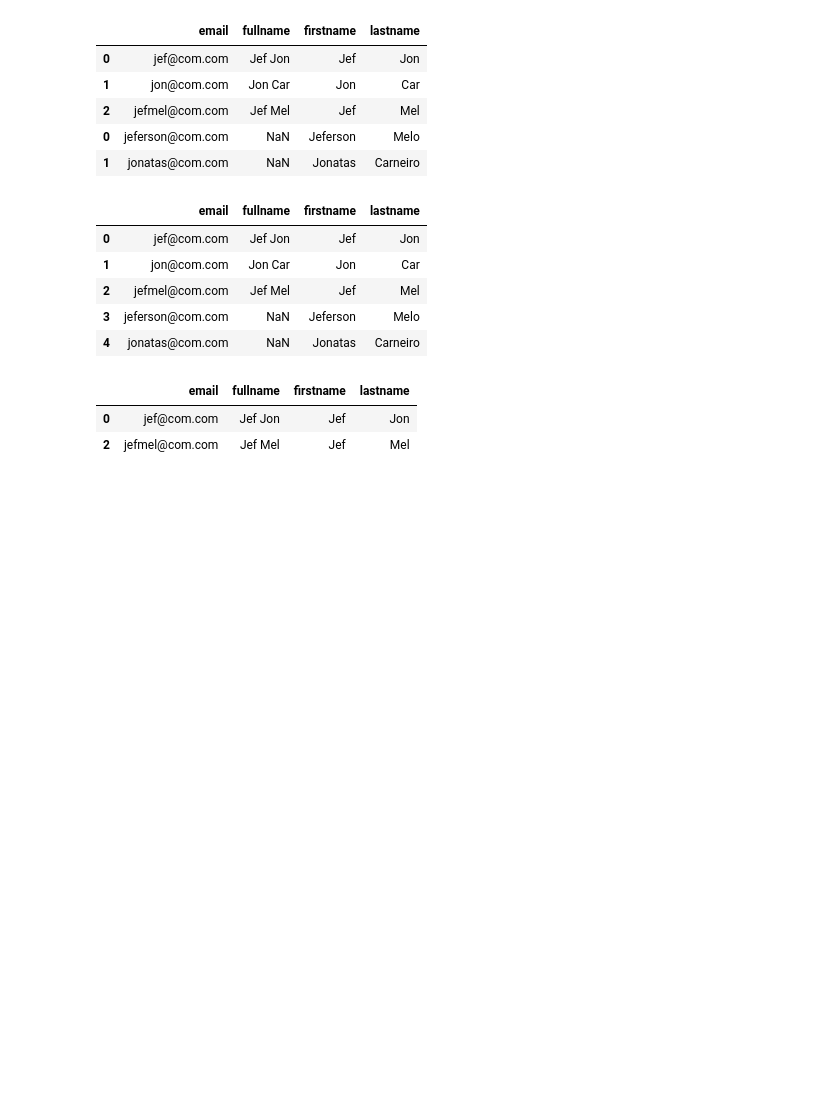
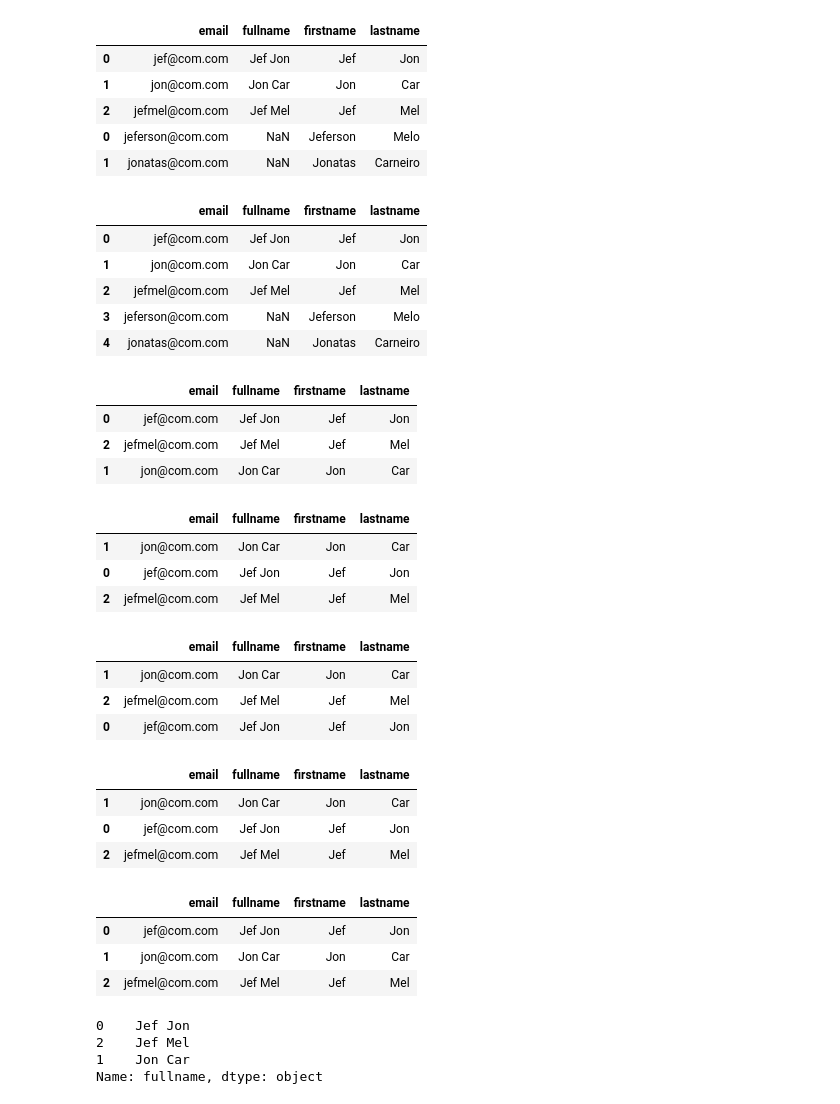
Before and after one commit to JefersonMelo/22-Banco, a Jupyter notebook: 03-Pandas/snippets.ipynb, the cells around one changed output. Drawn from its saved outputs; the diff is of its cells as text; code cells hidden in the pictures; blank space fills up the shorter version.

```diff
--- a/03-Pandas/snippets.ipynb
+++ b/03-Pandas/snippets.ipynb
@@ -362,9 +362,48 @@ df.append(df_2, ignore_index=True, sort=False)
 | 3 | jeferson@com.com | NaN | Jeferson | Melo |
 | 4 | jonatas@com.com | NaN | Jonatas | Carneiro |
 # %%
-filter_lastname = df['lastname']=='Car'
-df.drop(index=df[filter_lastname].index)
+#filter_lastname = df['lastname']=='Car'
+#df.drop(index=df[filter_lastname].index)
-# %% [output]
-|  | email | fullname | firstname | lastname |
-| 0 | jef@com.com | Jef Jon | Jef | Jon |
-| 2 | jefmel@com.com | Jef Mel | Jef | Mel |
+# %%
+df.sort_values(by='firstname')
+# %% [output]
+|  | email | fullname | firstname | lastname |
+| 0 | jef@com.com | Jef Jon | Jef | Jon |
+| 2 | jefmel@com.com | Jef Mel | Jef | Mel |
+| 1 | jon@com.com | Jon Car | Jon | Car |
+# %%
+df.sort_values(by='firstname', ascending=False)
+# %% [output]
+|  | email | fullname | firstname | lastname |
+| 1 | jon@com.com | Jon Car | Jon | Car |
+| 0 | jef@com.com | Jef Jon | Jef | Jon |
+| 2 | jefmel@com.com | Jef Mel | Jef | Mel |
+# %%
+df.sort_values(by=['firstname', 'lastname'], ascending=False)
+# %% [output]
+|  | email | fullname | firstname | lastname |
+| 1 | jon@com.com | Jon Car | Jon | Car |
+| 2 | jefmel@com.com | Jef Mel | Jef | Mel |
+| 0 | jef@com.com | Jef Jon | Jef | Jon |
+# %%
+df.sort_values(by=['firstname', 'lastname'], ascending=[False, True], inplace=True)
+df
+# %% [output]
+|  | email | fullname | firstname | lastname |
+| 1 | jon@com.com | Jon Car | Jon | Car |
+| 0 | jef@com.com | Jef Jon | Jef | Jon |
+| 2 | jefmel@com.com | Jef Mel | Jef | Mel |
+# %%
+df.sort_index()
+# %% [output]
+|  | email | fullname | firstname | lastname |
+| 0 | jef@com.com | Jef Jon | Jef | Jon |
+| 1 | jon@com.com | Jon Car | Jon | Car |
+| 2 | jefmel@com.com | Jef Mel | Jef | Mel |
+# %%
+df['fullname'].sort_values()
+# %% [output]
+0    Jef Jon
+2    Jef Mel
+1    Jon Car
+Name: fullname, dtype: object
```
Also changed, not shown: 1 other file.
